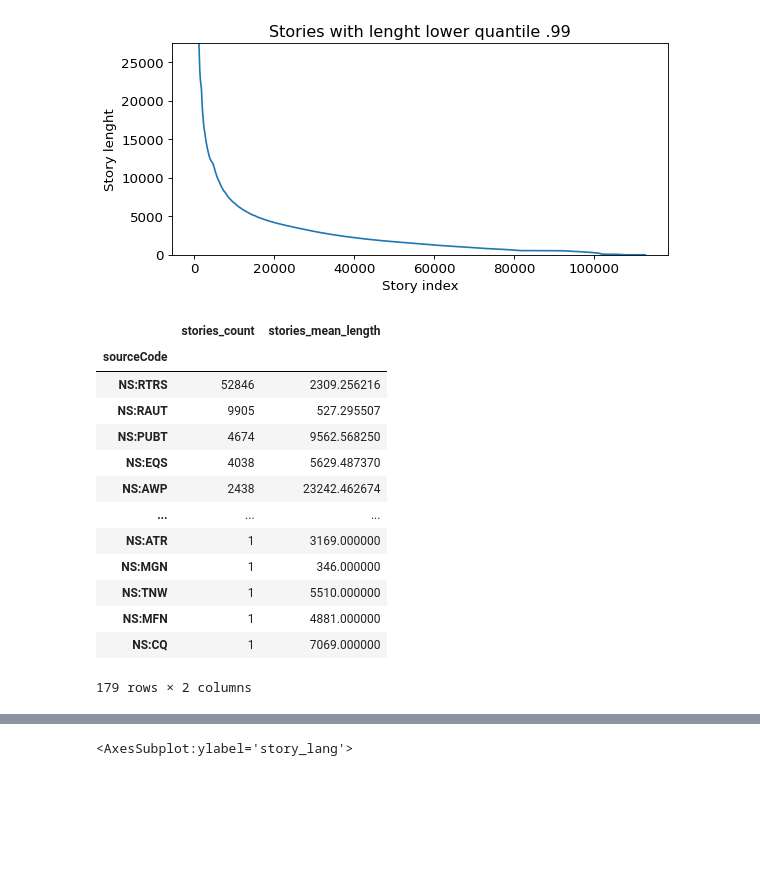
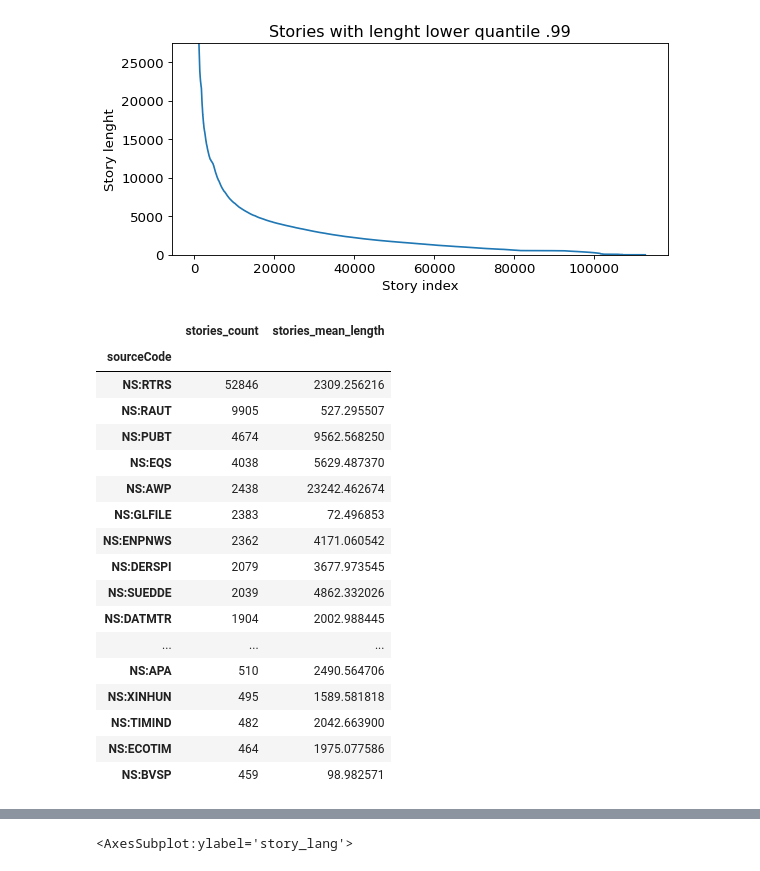
Before and after one commit to dany-kuznetsov/trade_get_news_true_way, a Jupyter notebook: news_exploratory_analysis.ipynb, the cells around one changed output, grey strips where cells are left out. Saved outputs shown, nothing was run; the diff lists cells and outputs as text; code cells hidden in the pictures; blank space fills up the shorter version.

```diff
--- a/news_exploratory_analysis.ipynb
+++ b/news_exploratory_analysis.ipynb
@@ -125,23 +125,27 @@ Text(0, 0.5, 'Story lenght')
 # %%
 all_headlines_df.groupby('sourceCode').agg(
     stories_count=('storyId', 'count'),
     stories_mean_length=('story_len', 'mean')
-).sort_values(by='stories_count', ascending=False)
+).sort_values(by='stories_count', ascending=False).head(30)
 # %% [output]
 |  | stories_count | stories_mean_length |
 | sourceCode |  |  |
 | NS:RTRS | 52846 | 2309.256216 |
 | NS:RAUT | 9905 | 527.295507 |
 | NS:PUBT | 4674 | 9562.568250 |
 | NS:EQS | 4038 | 5629.487370 |
 | NS:AWP | 2438 | 23242.462674 |
+| NS:GLFILE | 2383 | 72.496853 |
+| NS:ENPNWS | 2362 | 4171.060542 |
+| NS:DERSPI | 2079 | 3677.973545 |
+| NS:SUEDDE | 2039 | 4862.332026 |
+| NS:DATMTR | 1904 | 2002.988445 |
 | ... | ... | ... |
-| NS:ATR | 1 | 3169.000000 |
-| NS:MGN | 1 | 346.000000 |
-| NS:TNW | 1 | 5510.000000 |
-| NS:MFN | 1 | 4881.000000 |
-| NS:CQ | 1 | 7069.000000 |
+| NS:APA | 510 | 2490.564706 |
+| NS:XINHUN | 495 | 1589.581818 |
+| NS:TIMIND | 482 | 2042.663900 |
+| NS:ECOTIM | 464 | 1975.077586 |
+| NS:BVSP | 459 | 98.982571 |
-179 rows × 2 columns
 # %%
 # Вытащим язык статьи и сосздадим отдельный столбец
 # Только у пропущенных пустых статей нет языка
```
Also changed, not shown: parts of 4 cells of this notebook.
